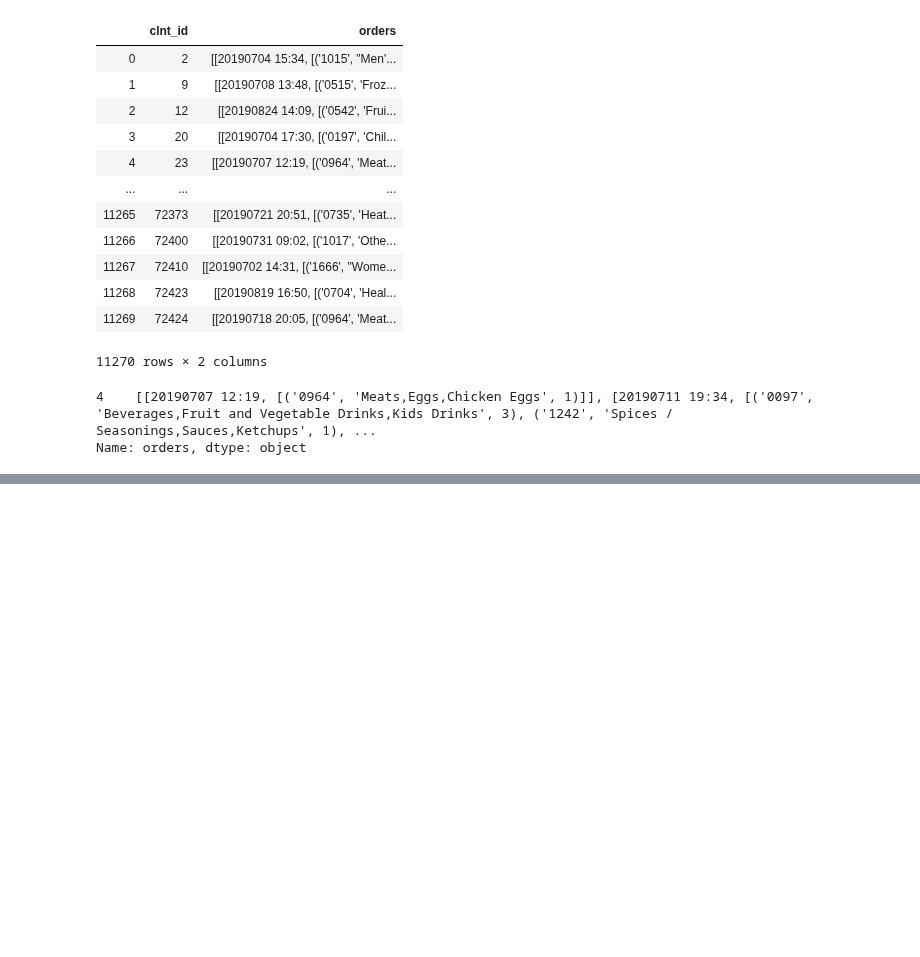
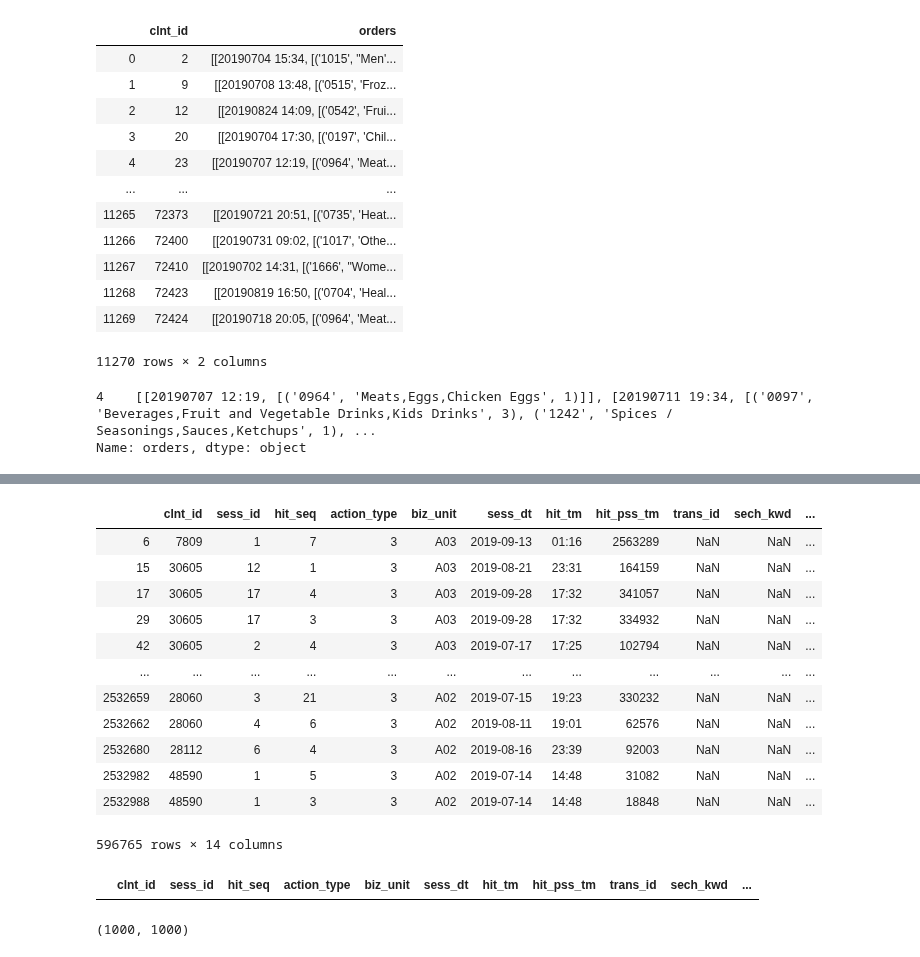
Before and after one commit to hojisu/recommendation-project, a Jupyter notebook: deeplearning_rec.ipynb, the cells around one changed output, grey strips where cells are left out. Drawn from its saved outputs; the diff is of its cells as text; code cells hidden in the pictures; blank space fills up the shorter version.

```diff
--- a/deeplearning_rec.ipynb
+++ b/deeplearning_rec.ipynb
@@ -77,3 +77,5 @@ df.loc[df['clnt_id'] == 23].orders
 # %% [output]
 4    [[20190707 12:19, [('0964', 'Meats,Eggs,Chicken Eggs', 1)]], [20190711 19:34, [('0097', 'Beverages,Fruit and Vegetable Drinks,Kids Drinks', 3), ('1242', 'Spices / Seasonings,Sauces,Ketchups', 1), ...
 Name: orders, dtype: object
+# %%
+df_action = pd.read_csv('../input/제6회 L.POINT Big Data Competition-분석용데이터-01.온라인 행동 정보.csv', parse_dates=['sess_dt'])
@@ -79,0 +96,16 @@ Name: orders, dtype: object
+# %%
+df_action.loc[df_action['action_type'] == 3]
+# %% [output]
+|  | clnt_id | sess_id | hit_seq | action_type | biz_unit | sess_dt | hit_tm | hit_pss_tm | trans_id | sech_kwd | ... |
+| 6 | 7809 | 1 | 7 | 3 | A03 | 2019-09-13 | 01:16 | 2563289 | NaN | NaN | ... |
+| 15 | 30605 | 12 | 1 | 3 | A03 | 2019-08-21 | 23:31 | 164159 | NaN | NaN | ... |
+| 17 | 30605 | 17 | 4 | 3 | A03 | 2019-09-28 | 17:32 | 341057 | NaN | NaN | ... |
+| 29 | 30605 | 17 | 3 | 3 | A03 | 2019-09-28 | 17:32 | 334932 | NaN | NaN | ... |
+| 42 | 30605 | 2 | 4 | 3 | A03 | 2019-07-17 | 17:25 | 102794 | NaN | NaN | ... |
+| ... | ... | ... | ... | ... | ... | ... | ... | ... | ... | ... | ... |
+| 2532659 | 28060 | 3 | 21 | 3 | A02 | 2019-07-15 | 19:23 | 330232 | NaN | NaN | ... |
+| 2532662 | 28060 | 4 | 6 | 3 | A02 | 2019-08-11 | 19:01 | 62576 | NaN | NaN | ... |
+| 2532680 | 28112 | 6 | 4 | 3 | A02 | 2019-08-16 | 23:39 | 92003 | NaN | NaN | ... |
+| 2532982 | 48590 | 1 | 5 | 3 | A02 | 2019-07-14 | 14:48 | 31082 | NaN | NaN | ... |
+| 2532988 | 48590 | 1 | 3 | 3 | A02 | 2019-07-14 | 14:48 | 18848 | NaN | NaN | ... |
+596765 rows × 14 columns
@@ -79,0 +114,4 @@ Name: orders, dtype: object
+# %%
+df_0.loc[df_0['action_type'] == 3]
+# %% [output]
+|  | clnt_id | sess_id | hit_seq | action_type | biz_unit | sess_dt | hit_tm | hit_pss_tm | trans_id | sech_kwd | ... |
@@ -79,0 +133,4 @@ Name: orders, dtype: object
+# %%
+ratings.shape
+# %% [output]
+(1000, 1000)
```
Also changed, not shown: parts of 13 cells of this notebook, 1 other file.
